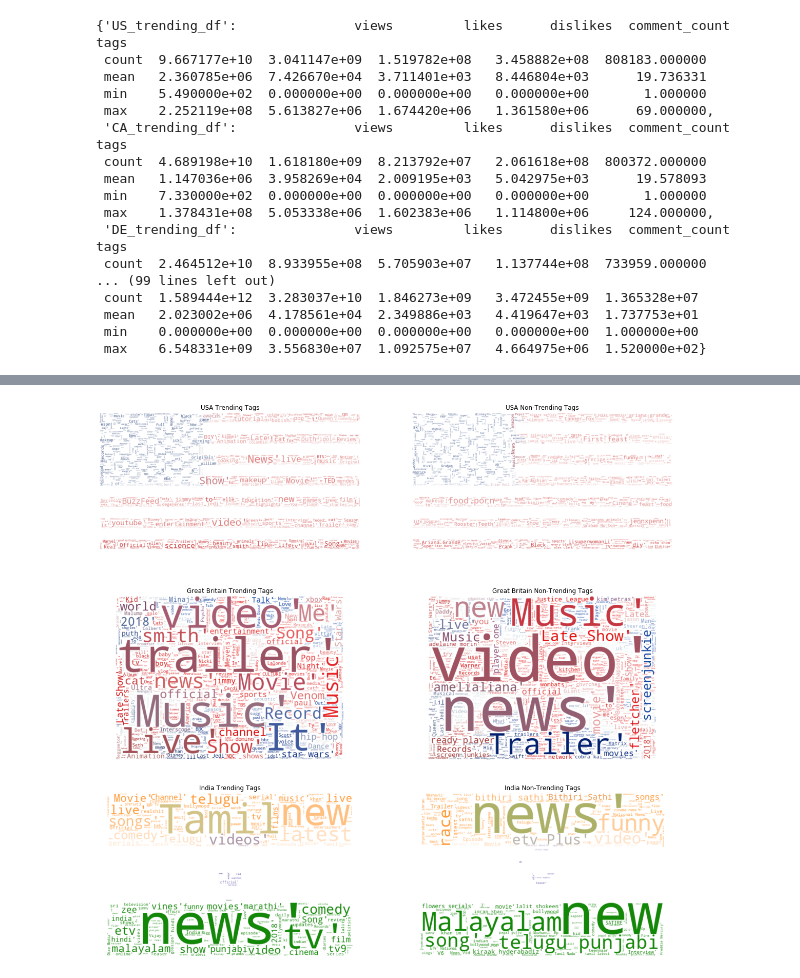
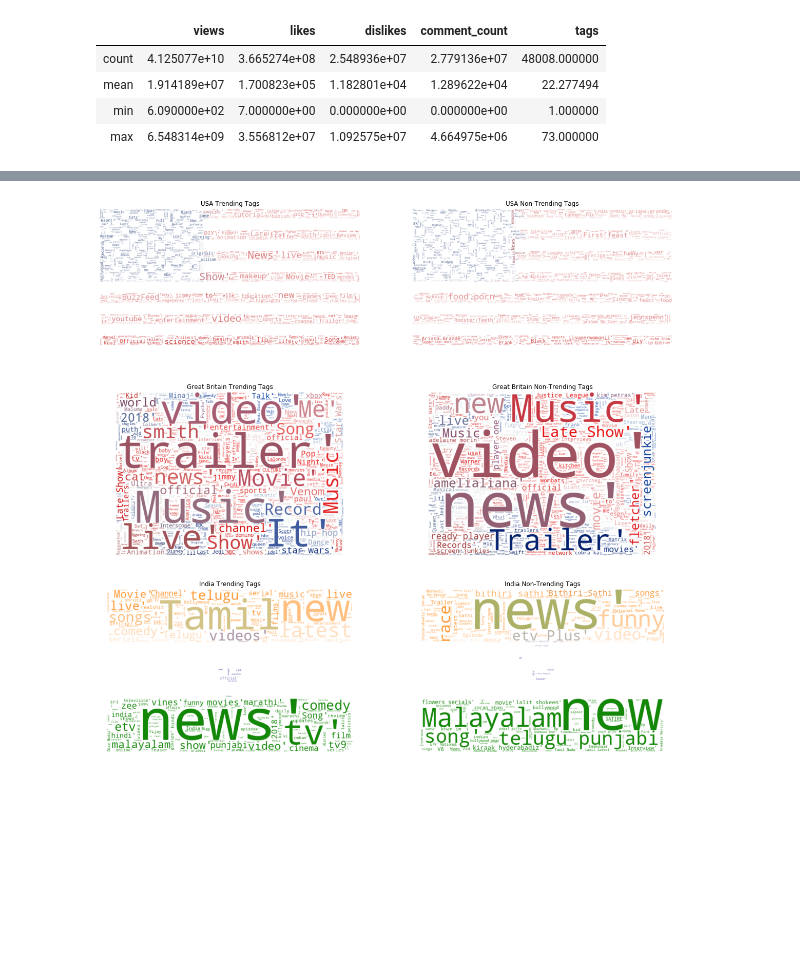
Before and after one commit to akpatnam25/trending-here-trending-there, a Jupyter notebook: FinalTrendingHereTrendingThere.ipynb, the cells around one changed output, grey strips where cells are left out. Saved outputs shown, nothing was run; the diff lists cells and outputs as text; code cells hidden in the pictures; blank space fills up the shorter version.

```diff
--- a/FinalTrendingHereTrendingThere.ipynb
+++ b/FinalTrendingHereTrendingThere.ipynb
@@ -240,24 +224,12 @@ describesKeys = ['US_trending_df', 'CA_trending_df', 'DE_trending_df', 'FR_trend
                 'full_trending_df', 'full_nontrending_df', 'allDfsDf']
 describeMap = dict(zip(describesKeys, describes))
 # %%
-describeMap
+describeMap['not_trending_us_df']
 ## find stats on a specific country: describeMap['US_trending_df']
 ### lets visualize this since this is all our numeric data!!
 # %% [output]
-{'US_trending_df':               views         likes      dislikes  comment_count           tags
- count  9.667177e+10  3.041147e+09  1.519782e+08   3.458882e+08  808183.000000
- mean   2.360785e+06  7.426670e+04  3.711401e+03   8.446804e+03      19.736331
- min    5.490000e+02  0.000000e+00  0.000000e+00   0.000000e+00       1.000000
- max    2.252119e+08  5.613827e+06  1.674420e+06   1.361580e+06      69.000000,
- 'CA_trending_df':               views         likes      dislikes  comment_count           tags
- count  4.689198e+10  1.618180e+09  8.213792e+07   2.061618e+08  800372.000000
- mean   1.147036e+06  3.958269e+04  2.009195e+03   5.042975e+03      19.578093
- min    7.330000e+02  0.000000e+00  0.000000e+00   0.000000e+00       1.000000
- max    1.378431e+08  5.053338e+06  1.602383e+06   1.114800e+06     124.000000,
- 'DE_trending_df':               views         likes      dislikes  comment_count           tags
- count  2.464512e+10  8.933955e+08  5.705903e+07   1.137744e+08  733959.000000
-... (99 lines left out)
- count  1.589444e+12  3.283037e+10  1.846273e+09   3.472455e+09  1.365328e+07
- mean   2.023002e+06  4.178561e+04  2.349886e+03   4.419647e+03  1.737753e+01
- min    0.000000e+00  0.000000e+00  0.000000e+00   0.000000e+00  1.000000e+00
- max    6.548331e+09  3.556830e+07  1.092575e+07   4.664975e+06  1.520000e+02}
+|  | views | likes | dislikes | comment_count | tags |
+| count | 4.125077e+10 | 3.665274e+08 | 2.548936e+07 | 2.779136e+07 | 48008.000000 |
+| mean | 1.914189e+07 | 1.700823e+05 | 1.182801e+04 | 1.289622e+04 | 22.277494 |
+| min | 6.090000e+02 | 7.000000e+00 | 0.000000e+00 | 0.000000e+00 | 1.000000 |
+| max | 6.548314e+09 | 3.556812e+07 | 1.092575e+07 | 4.664975e+06 | 73.000000 |
```
Also changed, not shown: parts of 5 cells of this notebook.
